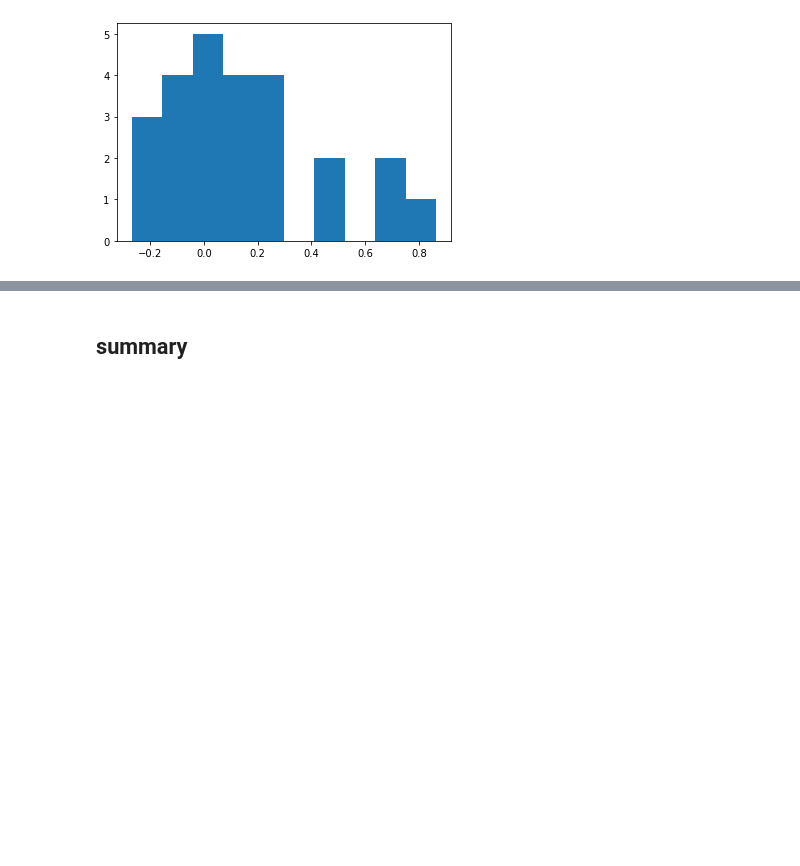
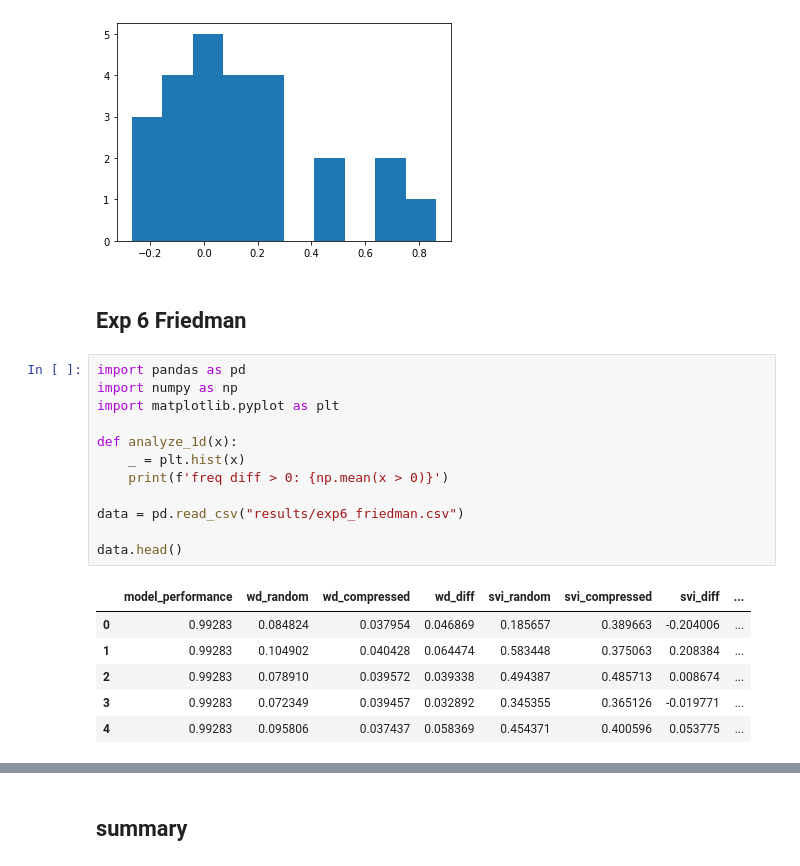
Before and after one commit to biesiadm/data_compression_xai, a Jupyter notebook: explanation-compression-main/explanation-compression-main/analyze_results.ipynb, the cells around one changed output, grey strips where cells are left out. Cells and saved outputs as stored; diff of their text form; blank space fills up the shorter version.

```diff
--- a/explanation-compression-main/explanation-compression-main/analyze_results.ipynb
+++ b/explanation-compression-main/explanation-compression-main/analyze_results.ipynb
@@ -279,3 +332,24 @@ analyze_1d(data.ale_diff)
 # %% [output]
 freq diff > 0: 0.64
 [figure]
+# %% [markdown]
+## Exp 6 Friedman
+# %%
+import pandas as pd
+import numpy as np
+import matplotlib.pyplot as plt
+
+def analyze_1d(x):
+    _ = plt.hist(x)
+    print(f'freq diff > 0: {np.mean(x > 0)}')
+
+data = pd.read_csv("results/exp6_friedman.csv")
+
+data.head()
+# %% [output]
+|  | model_performance | wd_random | wd_compressed | wd_diff | svi_random | svi_compressed | svi_diff | ... |
+| 0 | 0.99283 | 0.084824 | 0.037954 | 0.046869 | 0.185657 | 0.389663 | -0.204006 | ... |
+| 1 | 0.99283 | 0.104902 | 0.040428 | 0.064474 | 0.583448 | 0.375063 | 0.208384 | ... |
+| 2 | 0.99283 | 0.078910 | 0.039572 | 0.039338 | 0.494387 | 0.485713 | 0.008674 | ... |
+| 3 | 0.99283 | 0.072349 | 0.039457 | 0.032892 | 0.345355 | 0.365126 | -0.019771 | ... |
+| 4 | 0.99283 | 0.095806 | 0.037437 | 0.058369 | 0.454371 | 0.400596 | 0.053775 | ... |
```
Also changed, not shown: parts of 11 cells of this notebook, 1 other file.
